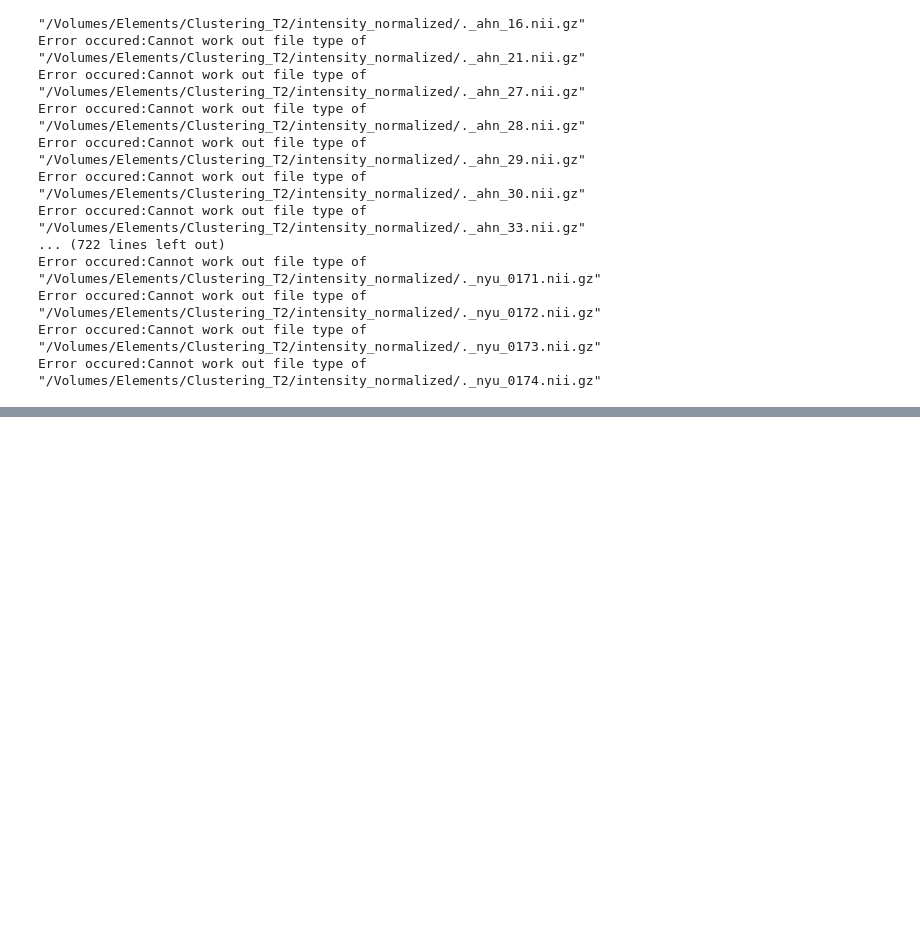
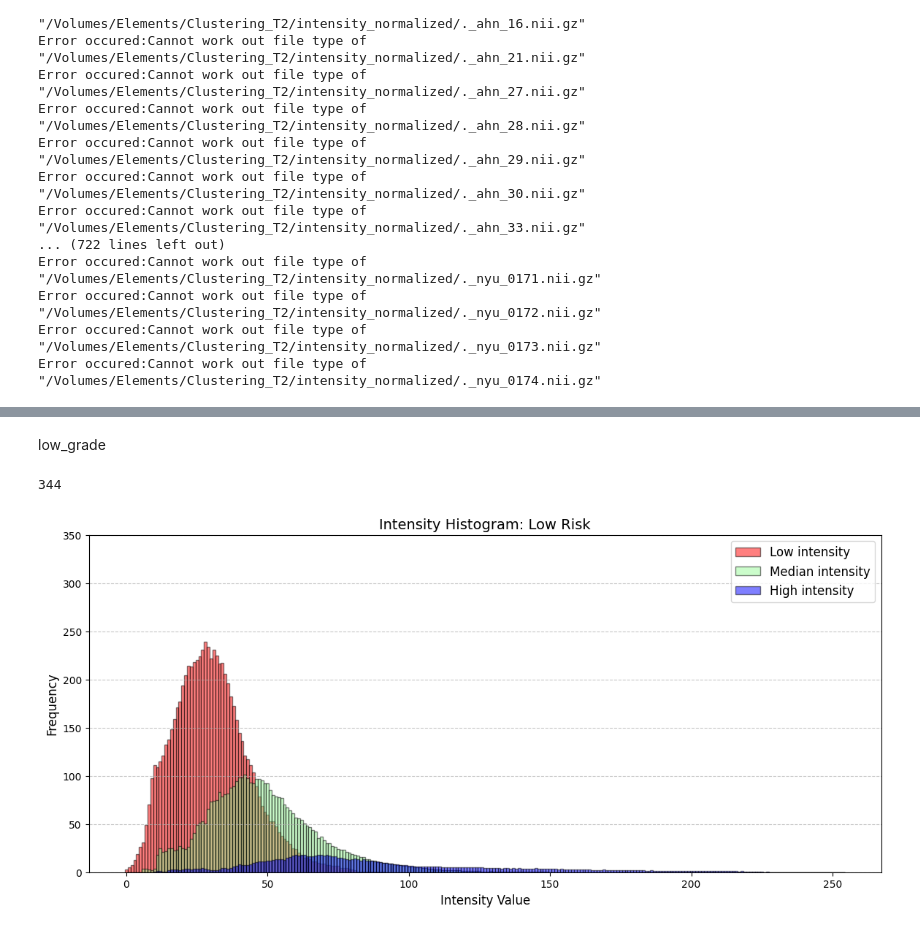
Before and after one commit to Zilian4/Pancreas-intensity-clustering, a Jupyter notebook: voxel intensity analysis.ipynb, the cells around one changed output, grey strips where cells are left out. Drawn from its saved outputs; the diff is of its cells as text; code cells hidden in the pictures; blank space fills up the shorter version.

```diff
--- a/voxel intensity analysis.ipynb
+++ b/voxel intensity analysis.ipynb
@@ -63,0 +145,8 @@ Error occured:Cannot work out file type of "/Volumes/Elements/Clustering_T2/inte
+# %% [markdown]
+low_grade
+# %%
+avg_1,avg_2,avg_3= get_avg_cluster_hist(lowercase_dict,sub_list=list(low_grade['name']))
+plot_clusters(avg_1,avg_2,avg_3,title='Low Risk')
+# %% [output]
+344
+[figure, added]
```
Also changed, not shown: parts of 27 cells of this notebook, 10 other files.
